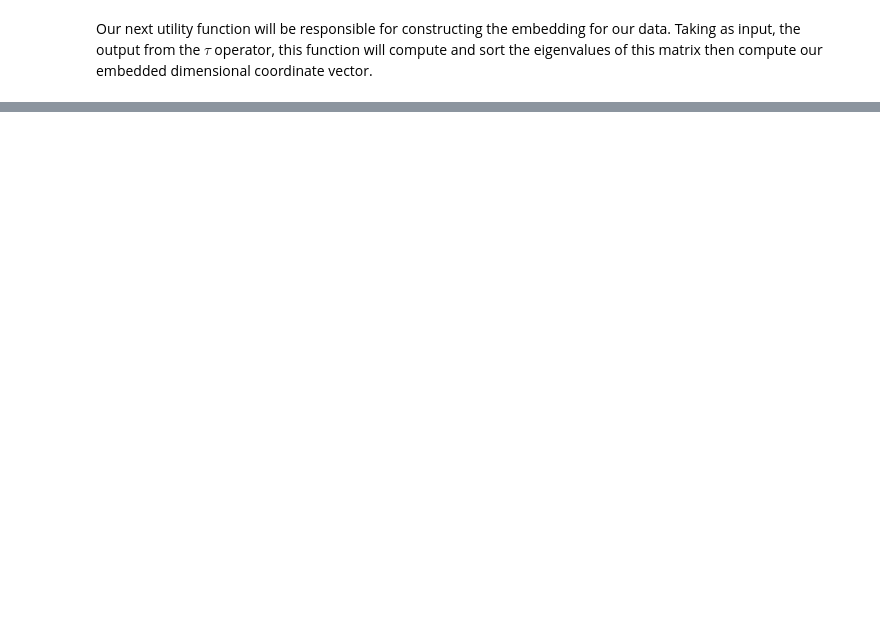
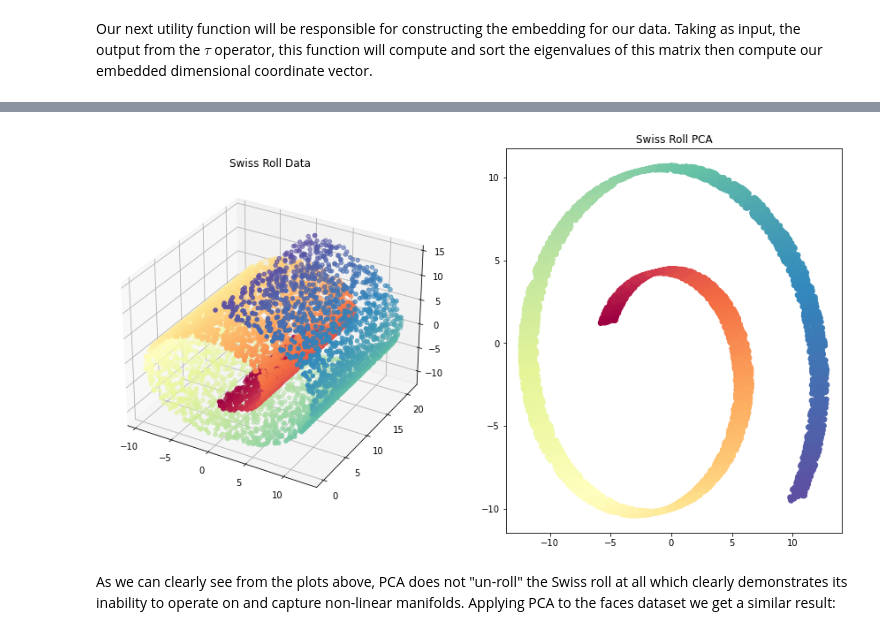
Before and after one commit to EvanJ3/Isomap-Facial-Orientation, a Jupyter notebook: Isomap_Faces.ipynb, the cells around one changed output, grey strips where cells are left out. Cells and saved outputs as stored; diff of their text form; code cells hidden in the pictures; blank space fills up the shorter version.

```diff
--- a/Isomap_Faces.ipynb
+++ b/Isomap_Faces.ipynb
@@ -159,0 +184,18 @@ plt.show()
+# %%
+clf = PCA(n_components=2)
+PCA_swiss = clf.fit_transform(swiss_X)
+pc1_swiss = PCA_swiss[:,0]
+pc2_swiss = PCA_swiss[:,1]
+# %%
+fig = plt.figure(figsize=(15,8))
+ax1 = fig.add_subplot(121, projection="3d")
+ax1.scatter(swiss_X[:, 0], swiss_X[:, 1], swiss_X[:, 2], c=swiss_color, cmap=plt.cm.Spectral)
+ax1.set_title("Swiss Roll Data")
+ax2 = fig.add_subplot(122)
+ax2.scatter(pc1_swiss,pc2_swiss, c=swiss_color, cmap=plt.cm.Spectral)
+ax2.set_title("Swiss Roll PCA")
+plt.show()
+# %% [output]
+[figure, added]
+# %% [markdown]
+As we can clearly see from the plots above, PCA does not "un-roll" the Swiss roll at all which clearly demonstrates its inability to operate on and capture non-linear manifolds. Applying PCA to the faces dataset we get a similar result:
```
Also changed, not shown: parts of 24 cells of this notebook, 3 other files.
